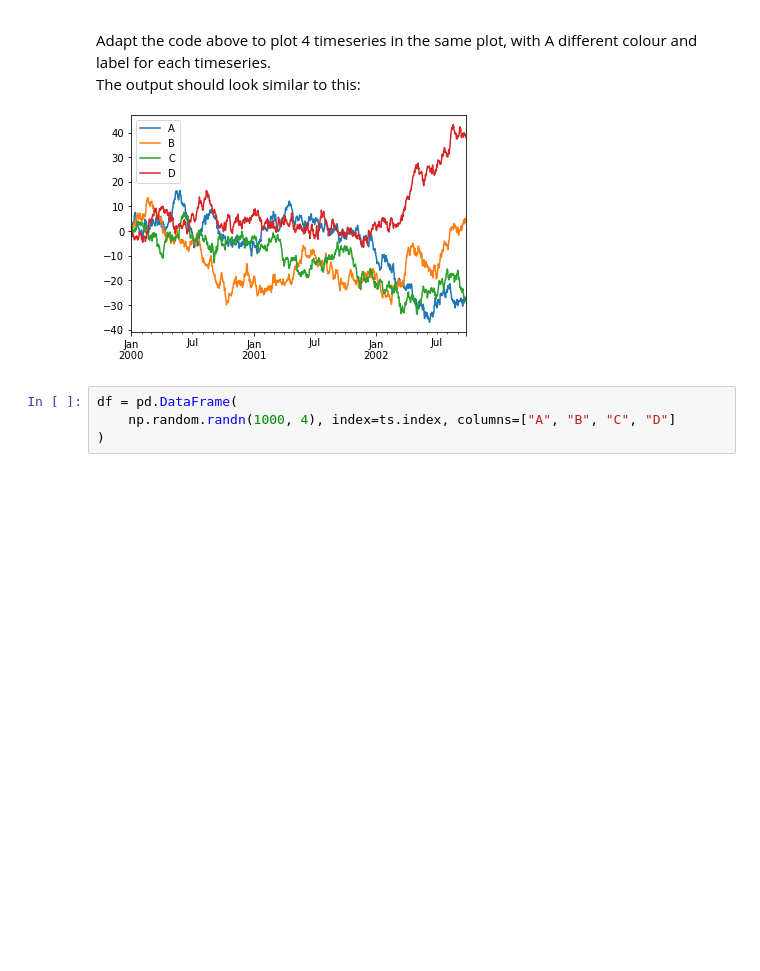
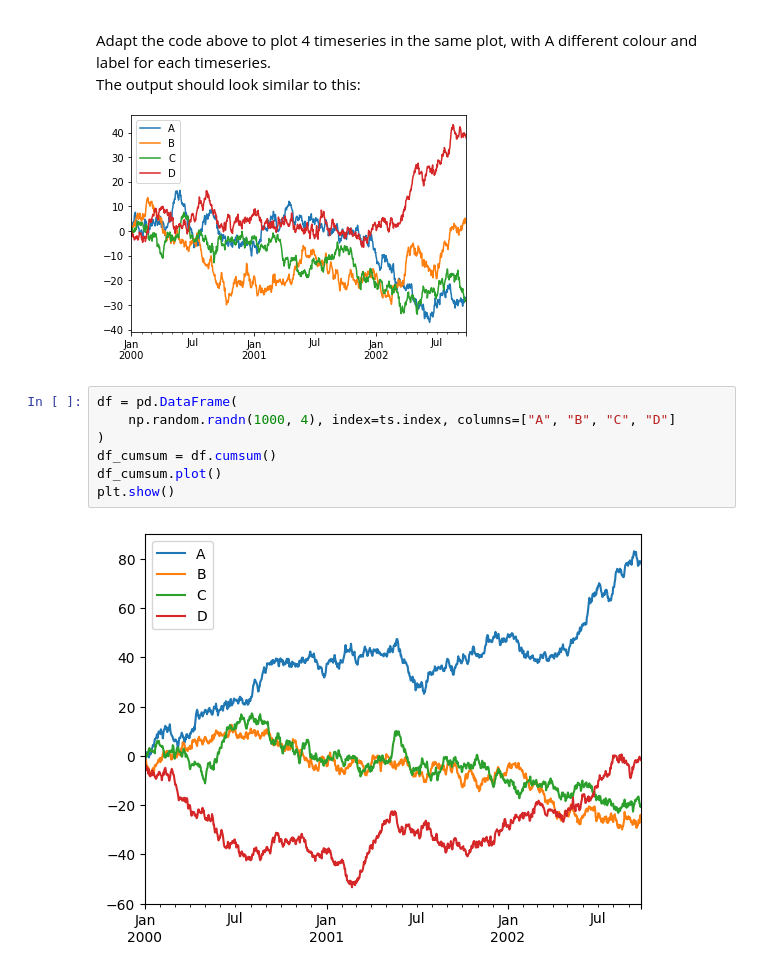
Before and after one commit to MysterionNY/Kurs259_Machine_Learning, a Jupyter notebook: demos/02_pandasintro.ipynb, the cells around one changed output. Cells and saved outputs as stored; diff of their text form; blank space fills up the shorter version.

```diff
--- a/demos/02_pandasintro.ipynb
+++ b/demos/02_pandasintro.ipynb
@@ -117,4 +125,9 @@ The output should look similar to this:
 # %%
 df = pd.DataFrame(
     np.random.randn(1000, 4), index=ts.index, columns=["A", "B", "C", "D"]
 )
+df_cumsum = df.cumsum()
+df_cumsum.plot()
+plt.show()
+# %% [output]
+[figure, added]
```
Also changed, not shown: parts of 5 cells of this notebook.
